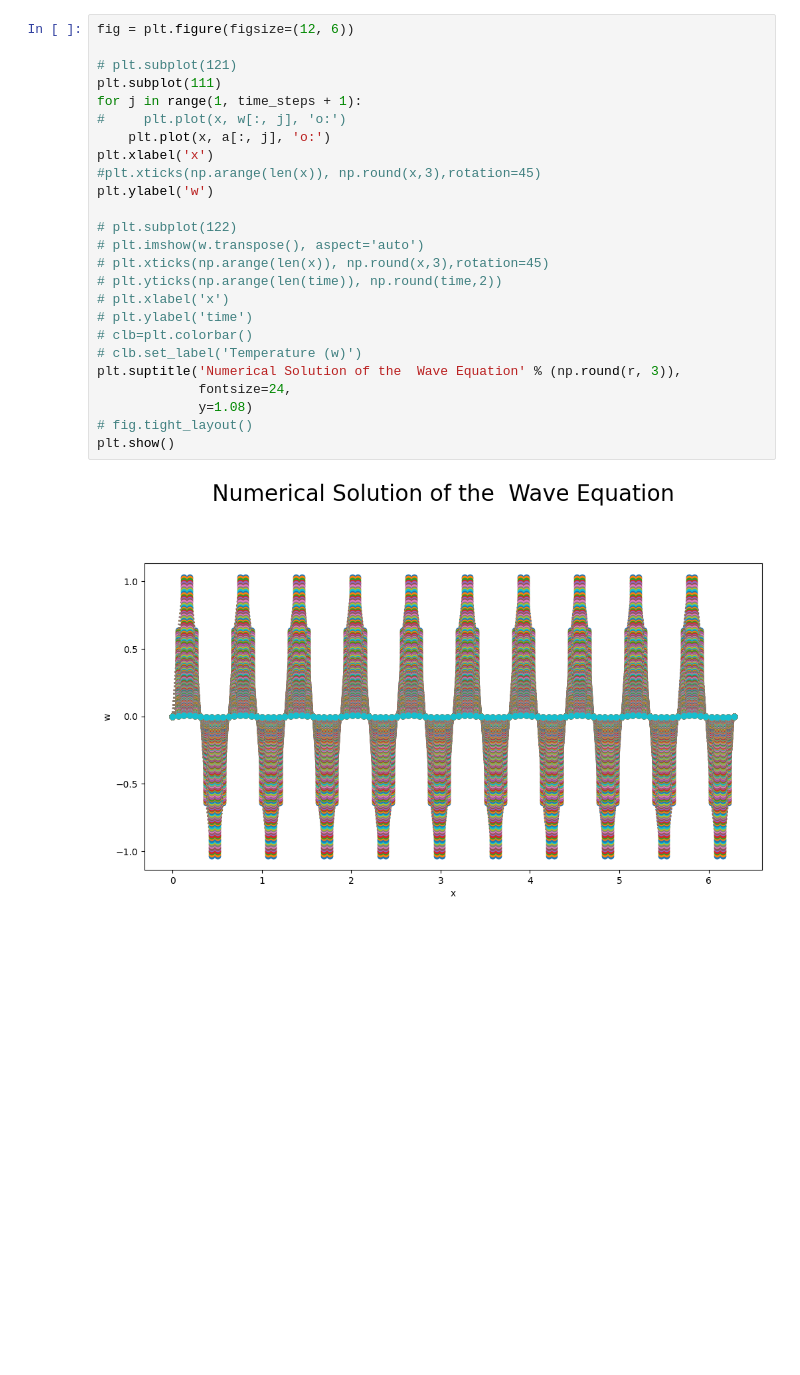
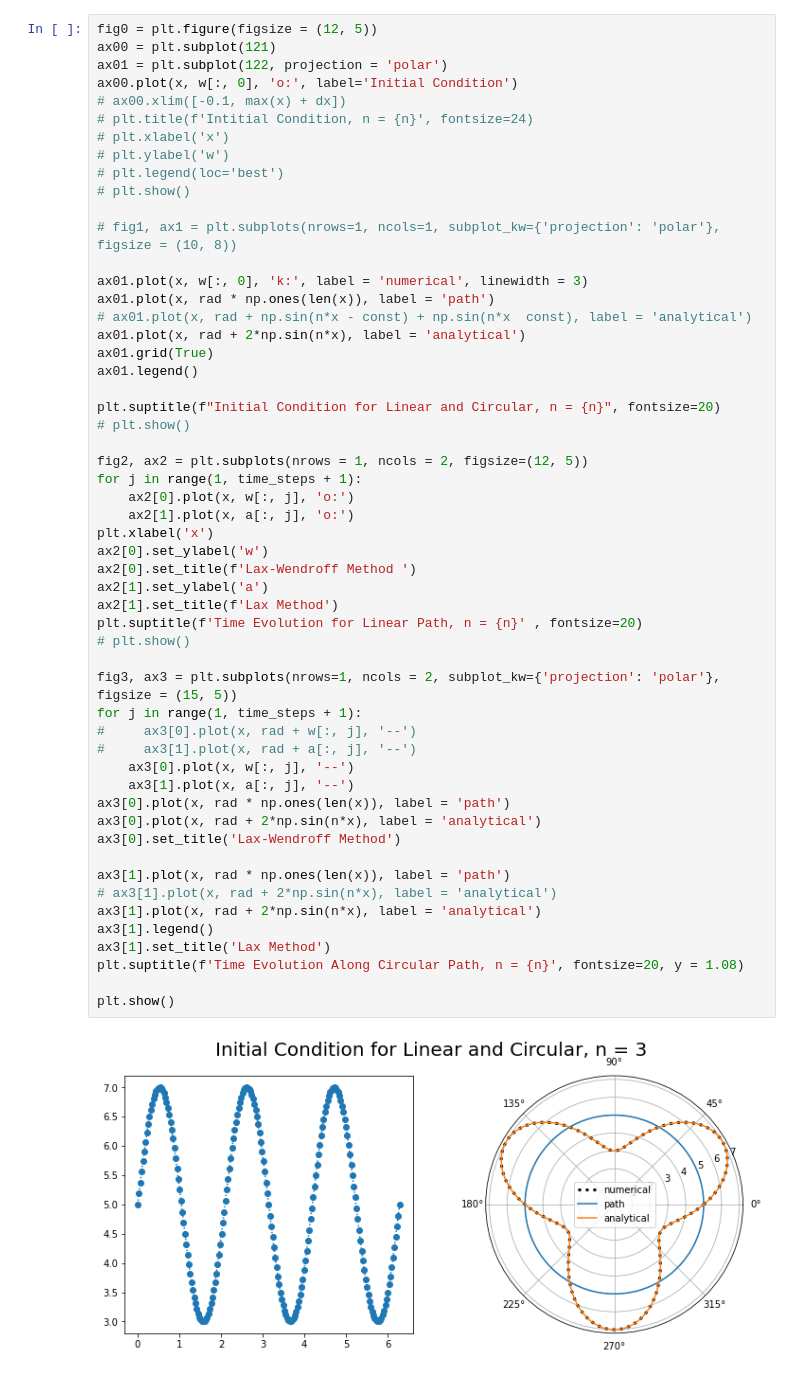
Before and after one commit to SushiSuperposition/ProfHurst_PHYS240_Sp23, a Jupyter notebook: Pruitt/Circular Standing Waves.ipynb, the cells around one changed output. Saved outputs shown, nothing was run; the diff lists cells and outputs as text; blank space fills up the shorter version.

```diff
--- a/Pruitt/Circular Standing Waves.ipynb
+++ b/Pruitt/Circular Standing Waves.ipynb
@@ -70,27 +74,56 @@ for j in range(0, time_steps):
 # %%
-fig = plt.figure(figsize=(12, 6))
+fig0 = plt.figure(figsize = (12, 5))
+ax00 = plt.subplot(121)
+ax01 = plt.subplot(122, projection = 'polar')
+ax00.plot(x, w[:, 0], 'o:', label='Initial Condition')
+# ax00.xlim([-0.1, max(x) + dx])
+# plt.title(f'Intitial Condition, n = {n}', fontsize=24)
+# plt.xlabel('x')
+# plt.ylabel('w')
+# plt.legend(loc='best')
+# plt.show()
 
-# plt.subplot(121)
-plt.subplot(111)
+# fig1, ax1 = plt.subplots(nrows=1, ncols=1, subplot_kw={'projection': 'polar'}, figsize = (10, 8))
+
+ax01.plot(x, w[:, 0], 'k:', label = 'numerical', linewidth = 3)
+ax01.plot(x, rad * np.ones(len(x)), label = 'path')
+# ax01.plot(x, rad + np.sin(n*x - const) + np.sin(n*x  const), label = 'analytical')
+ax01.plot(x, rad + 2*np.sin(n*x), label = 'analytical')
+ax01.grid(True)
+ax01.legend()
+
+plt.suptitle(f"Initial Condition for Linear and Circular, n = {n}", fontsize=20)
+# plt.show()
+
+fig2, ax2 = plt.subplots(nrows = 1, ncols = 2, figsize=(12, 5))
 for j in range(1, time_steps + 1):
-#     plt.plot(x, w[:, j], 'o:')
-    plt.plot(x, a[:, j], 'o:')
+    ax2[0].plot(x, w[:, j], 'o:')
+    ax2[1].plot(x, a[:, j], 'o:')
 plt.xlabel('x')
-#plt.xticks(np.arange(len(x)), np.round(x,3),rotation=45)
-plt.ylabel('w')
+ax2[0].set_ylabel('w')
+ax2[0].set_title(f'Lax-Wendroff Method ')
+ax2[1].set_ylabel('a')
+ax2[1].set_title(f'Lax Method')
+plt.suptitle(f'Time Evolution for Linear Path, n = {n}' , fontsize=20)
+# plt.show()
 
-# plt.subplot(122)
-# plt.imshow(w.transpose(), aspect='auto')
-# plt.xticks(np.arange(len(x)), np.round(x,3),rotation=45)
-# plt.yticks(np.arange(len(time)), np.round(time,2))
-# plt.xlabel('x')
-# plt.ylabel('time')
-# clb=plt.colorbar()
-# clb.set_label('Temperature (w)')
-plt.suptitle('Numerical Solution of the  Wave Equation' % (np.round(r, 3)),
-             fontsize=24,
-             y=1.08)
-# fig.tight_layout()
+fig3, ax3 = plt.subplots(nrows=1, ncols = 2, subplot_kw={'projection': 'polar'}, figsize = (15, 5))
+for j in range(1, time_steps + 1):
+#     ax3[0].plot(x, rad + w[:, j], '--')
+#     ax3[1].plot(x, rad + a[:, j], '--')
+    ax3[0].plot(x, w[:, j], '--')
+    ax3[1].plot(x, a[:, j], '--')
+ax3[0].plot(x, rad * np.ones(len(x)), label = 'path')
+ax3[0].plot(x, rad + 2*np.sin(n*x), label = 'analytical')
+ax3[0].set_title('Lax-Wendroff Method')
+
+ax3[1].plot(x, rad * np.ones(len(x)), label = 'path')
+# ax3[1].plot(x, rad + 2*np.sin(n*x), label = 'analytical')
+ax3[1].plot(x, rad + 2*np.sin(n*x), label = 'analytical')
+ax3[1].legend()
+ax3[1].set_title('Lax Method')
+plt.suptitle(f'Time Evolution Along Circular Path, n = {n}', fontsize=20, y = 1.08)
+
 plt.show()
 # %% [output]
-[figure, old version]
+[figure, new version]
```
Also changed, not shown: parts of 6 cells of this notebook.
